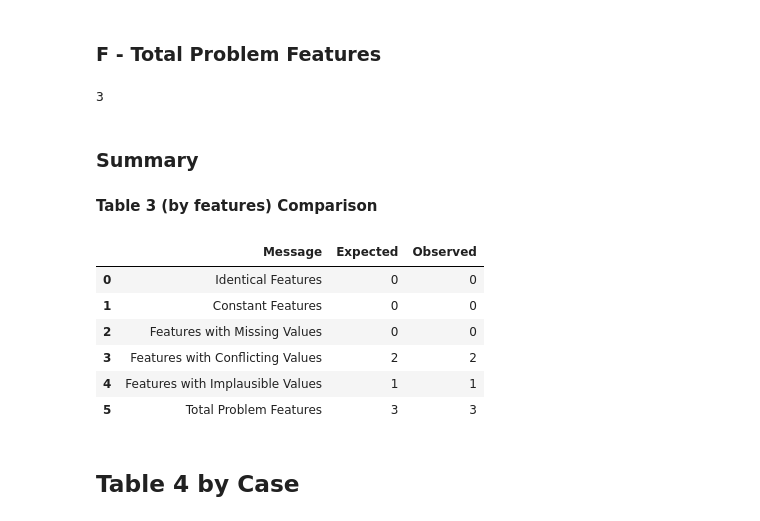
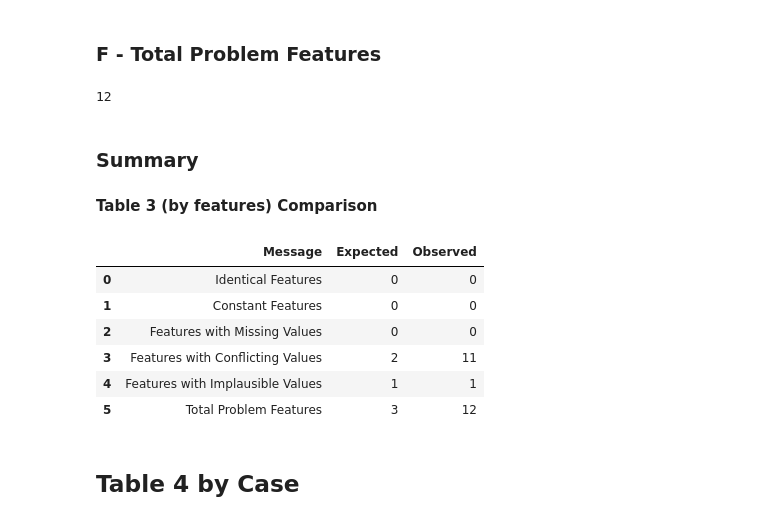
Before and after one commit to Jakub-Poczatek/DataMiningLabs, a Jupyter notebook: NASA/01-clean.ipynb, the cells around one changed output. Drawn from its saved outputs; the diff is of its cells as text; code cells hidden in the pictures.

```diff
--- a/NASA/01-clean.ipynb
+++ b/NASA/01-clean.ipynb
@@ -167,8 +168,9 @@ table_3_B_observed
 # %% [markdown]
 ### C - Missing Values
 # %%
-table_3_C_observed = df.columns.isna().sum()
-table_3_C_observed
+table_3_C_observed = df.isna().any()
+table_3_C_observed = table_3_C_observed[table_3_C_observed]
+len(table_3_C_observed)
 # %% [output]
 0
 # %% [markdown]
@@ -201,18 +204,14 @@ referential_integrity_checks = {
 # %%
-feature_df = df.copy()
 def table_3_D():
-    conflicting_features = 0
+    conflicting_features = set()
 
-    for expr, num_features in referential_integrity_checks.items():
+    for expr, features in edited_integrity_checks("df").items():
         if eval(expr).any():
-            print(expr)
-            conflicting_features += num_features
+            conflicting_features.update(features)
             continue
 
     return conflicting_features
-    return
 
 table_3_D_observed = table_3_D()
-table_3_D_observed
-##print((df['HALSTEAD_VOLUME'] * df['HALSTEAD_DIFFICULTY']))
+len(table_3_D_observed)
 # %% [output]
@@ -228,13 +220,13 @@ feature_df.HALSTEAD_PROG_TIME != feature_df.HALSTEAD_EFFORT / 18
 ### E - Implausible Values
 # %%
 def table_3_E(df):
-    implausible_features = 0
+    implausible_features = set()
 
     # Check if any result for LOC_TOTAL is 0
-    if df.LOC_TOTAL[lambda x: x == 0].count() > 0: implausible_features += 1
+    if (df["LOC_TOTAL"] == 0).any(): implausible_features.add("LOC_TOTAL")
 
     # Check for any feature that has a value of less than 0
-    implausible_features += (df < 0).any().sum()
+    implausible_features.update(df.columns[(df < 0).any(axis=0)])
 
     # Check if any 'COUNT' value is not an integer.
     # Because all values in this DF are floats, and because casting these floats to an int
@@ -242,48 +234,49 @@ def table_3_E(df):
     for col_name, col_values in df.items():
         if("COUNT" in col_name):
             if col_values.apply(lambda x: x % 1 != 0).any():
-                implausible_features += 1
+                implausible_features.add(col_name)
 
     return implausible_features
 
 table_3_E_observed = table_3_E(df)
-table_3_E_observed
+len(table_3_E_observed)
 # %% [output]
 1
 # %% [markdown]
 ### F - Total Problem Features
 # %%
-table_3_F_observed = table_3_A_observed + table_3_B_observed + table_3_C_observed + table_3_D_observed + table_3_E_observed
-table_3_F_observed
+table_3_F_observed = set()
+table_3_F_observed.update(table_3_A_observed, table_3_B_observed, table_3_C_observed, table_3_D_observed, table_3_E_observed)
+len(table_3_F_observed)
 # %% [output]
-3
+12
 # %% [markdown]
 ### Summary
 # %%
 data = []
 for message, expected, observed in [
-    ("Identical Features", 0, table_3_A_observed),
-    ("Constant Features", 0, table_3_B_observed),
-    ("Features with Missing Values", 0, table_3_C_observed),
-    ("Features with Conflicting Values", 2, table_3_D_observed),
-    ("Features with Implausible Values", 1, table_3_E_observed),
-    ("Total Problem Features", 3, table_3_F_observed)
+    ("Identical Features", 0, len(table_3_A_observed)),
+    ("Constant Features", 0, len(table_3_B_observed)),
+    ("Features with Missing Values", 0, len(table_3_C_observed)),
+    ("Features with Conflicting Values", 2, len(table_3_D_observed)),
+    ("Features with Implausible Values", 1, len(table_3_E_observed)),
+    ("Total Problem Features", 3, len(table_3_F_observed))
 ]:
     data.append([message, expected, observed])
 
 df_result = pd.DataFrame(data, columns=["Message", "Expected", "Observed"])
 display(Markdown("**Table 3 (by features) Comparison**"))
 df_result
 # For bonus points add a style to highlight rows that do not match
 # %% [output]
 **Table 3 (by features) Comparison**
 |  | Message | Expected | Observed |
 | 0 | Identical Features | 0 | 0 |
 | 1 | Constant Features | 0 | 0 |
 | 2 | Features with Missing Values | 0 | 0 |
-| 3 | Features with Conflicting Values | 2 | 2 |
+| 3 | Features with Conflicting Values | 2 | 11 |
 | 4 | Features with Implausible Values | 1 | 1 |
-| 5 | Total Problem Features | 3 | 3 |
+| 5 | Total Problem Features | 3 | 12 |
 # %% [markdown]
 ## Table 4 by Case
 # %% [markdown]
```
Also changed, not shown: parts of 15 cells of this notebook.
